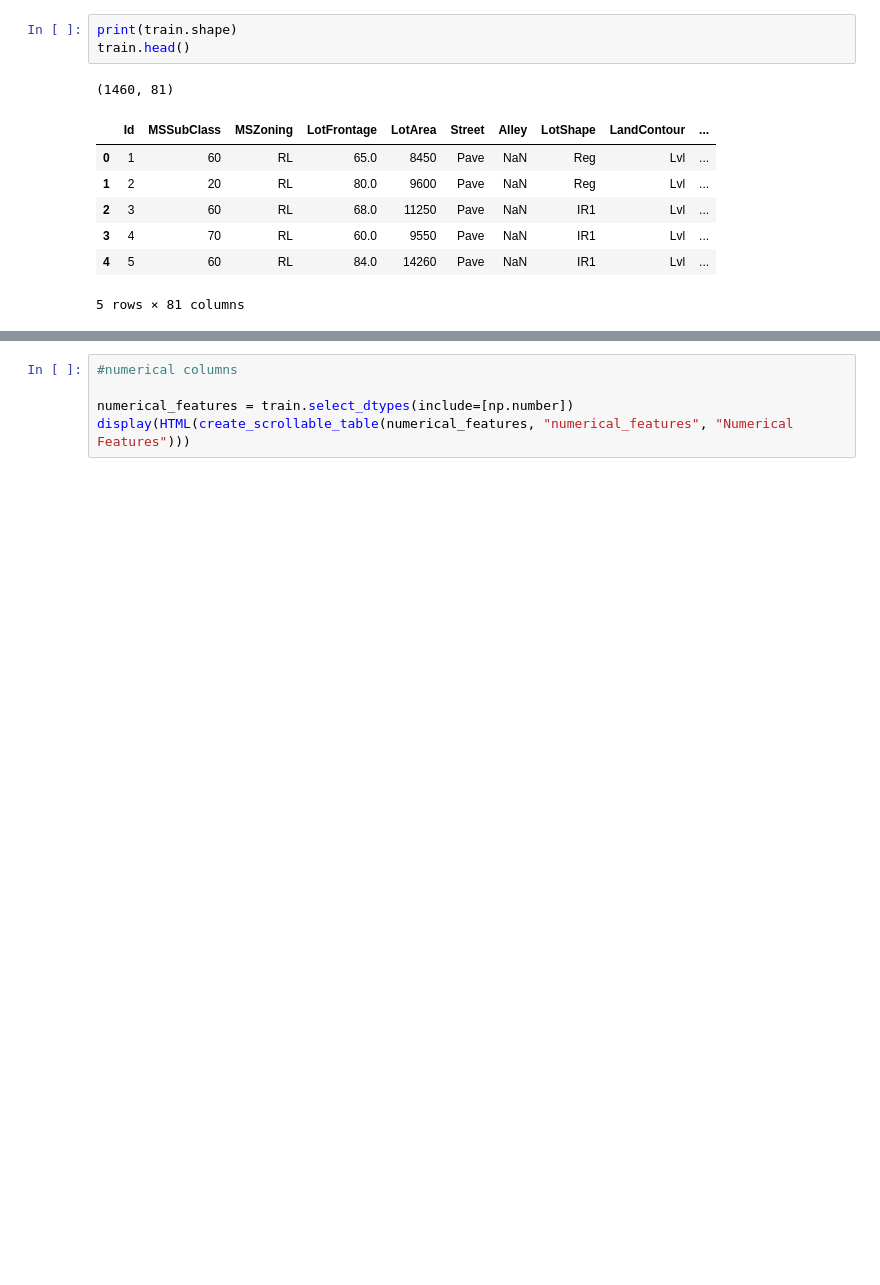
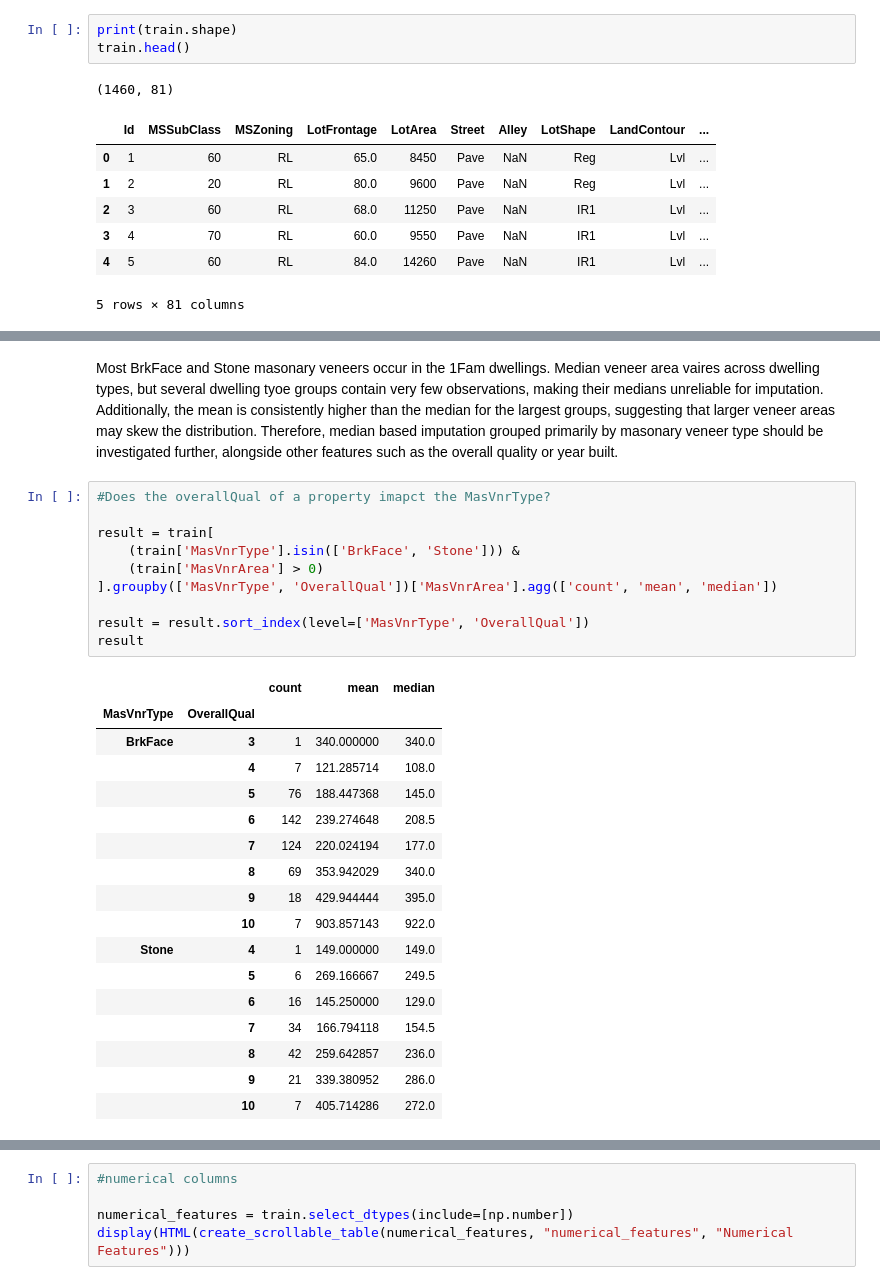
Before and after one commit to Sinjinkim/Ames-housing-price-predicton, a Jupyter notebook: notebooks/01_eda.ipynb, the cells around one changed output, grey strips where cells are left out. Drawn from its saved outputs; the diff is of its cells as text; blank space fills up the shorter version.

```diff
--- a/notebooks/01_eda.ipynb
+++ b/notebooks/01_eda.ipynb
@@ -135,0 +328,30 @@ Name: LotFrontage, dtype: int64
+# %% [markdown]
+Most BrkFace and Stone masonary veneers occur in the 1Fam dwellings. Median veneer area vaires across dwelling types, but several dwelling tyoe groups contain very few observations, making their medians unreliable for imputation. Additionally, the mean is consistently higher than the median for the largest groups, suggesting that larger veneer areas may skew the distribution. Therefore, median based imputation grouped primarily by masonary veneer type should be investigated further, alongside other features such as the overall quality or year built.
+# %%
+#Does the overallQual of a property imapct the MasVnrType?
+
+result = train[
+    (train['MasVnrType'].isin(['BrkFace', 'Stone'])) &
+    (train['MasVnrArea'] > 0)
+].groupby(['MasVnrType', 'OverallQual'])['MasVnrArea'].agg(['count', 'mean', 'median'])
+
+result = result.sort_index(level=['MasVnrType', 'OverallQual'])
+result
+# %% [output]
+|  |  | count | mean | median |
+| MasVnrType | OverallQual |  |  |  |
+| BrkFace | 3 | 1 | 340.000000 | 340.0 |
+|  | 4 | 7 | 121.285714 | 108.0 |
+|  | 5 | 76 | 188.447368 | 145.0 |
+|  | 6 | 142 | 239.274648 | 208.5 |
+|  | 7 | 124 | 220.024194 | 177.0 |
+|  | 8 | 69 | 353.942029 | 340.0 |
+|  | 9 | 18 | 429.944444 | 395.0 |
+|  | 10 | 7 | 903.857143 | 922.0 |
+| Stone | 4 | 1 | 149.000000 | 149.0 |
+|  | 5 | 6 | 269.166667 | 249.5 |
+|  | 6 | 16 | 145.250000 | 129.0 |
+|  | 7 | 34 | 166.794118 | 154.5 |
+|  | 8 | 42 | 259.642857 | 236.0 |
+|  | 9 | 21 | 339.380952 | 286.0 |
+|  | 10 | 7 | 405.714286 | 272.0 |
```
Also changed, not shown: parts of 21 cells of this notebook, 1 other file.
